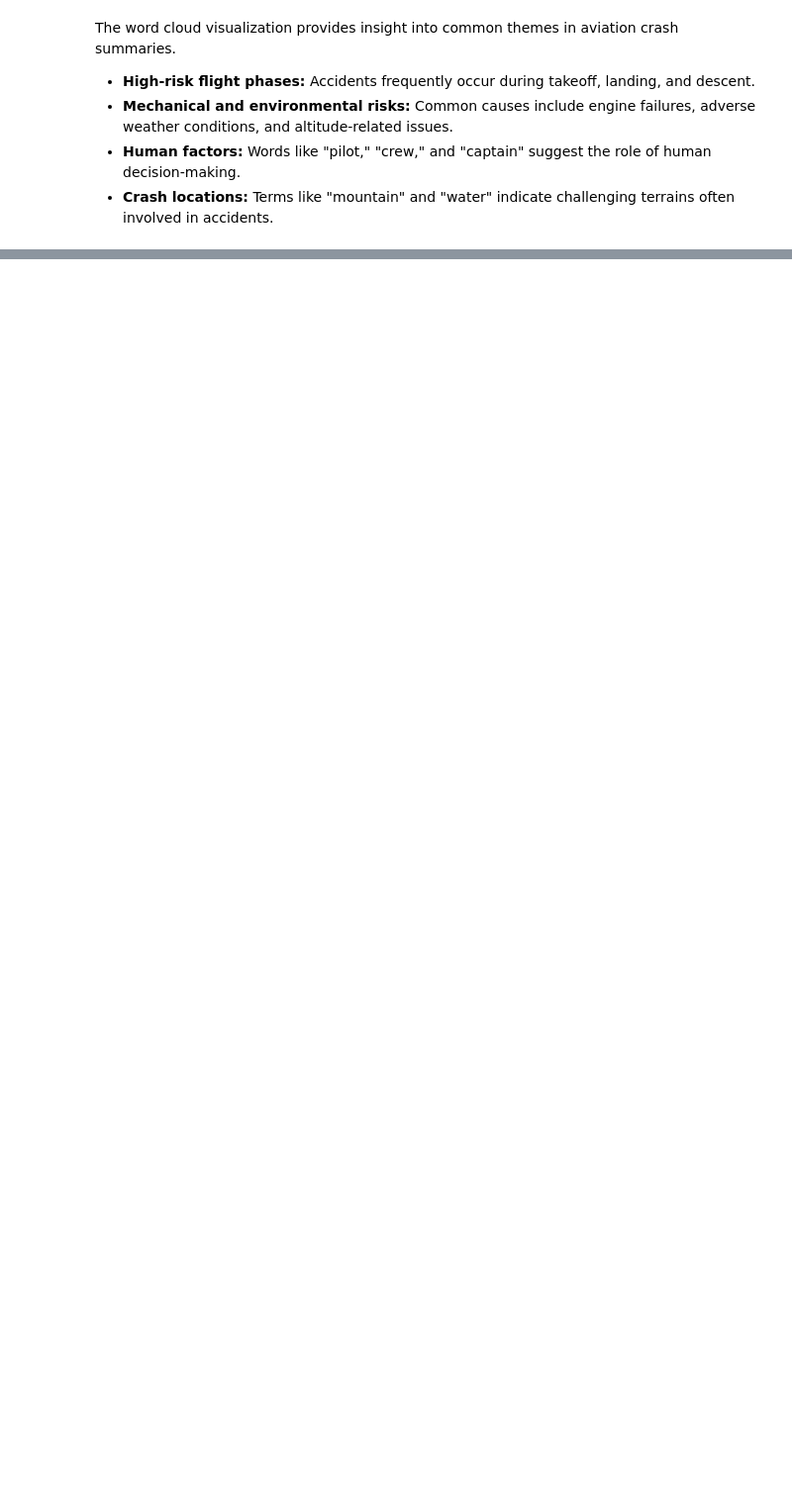
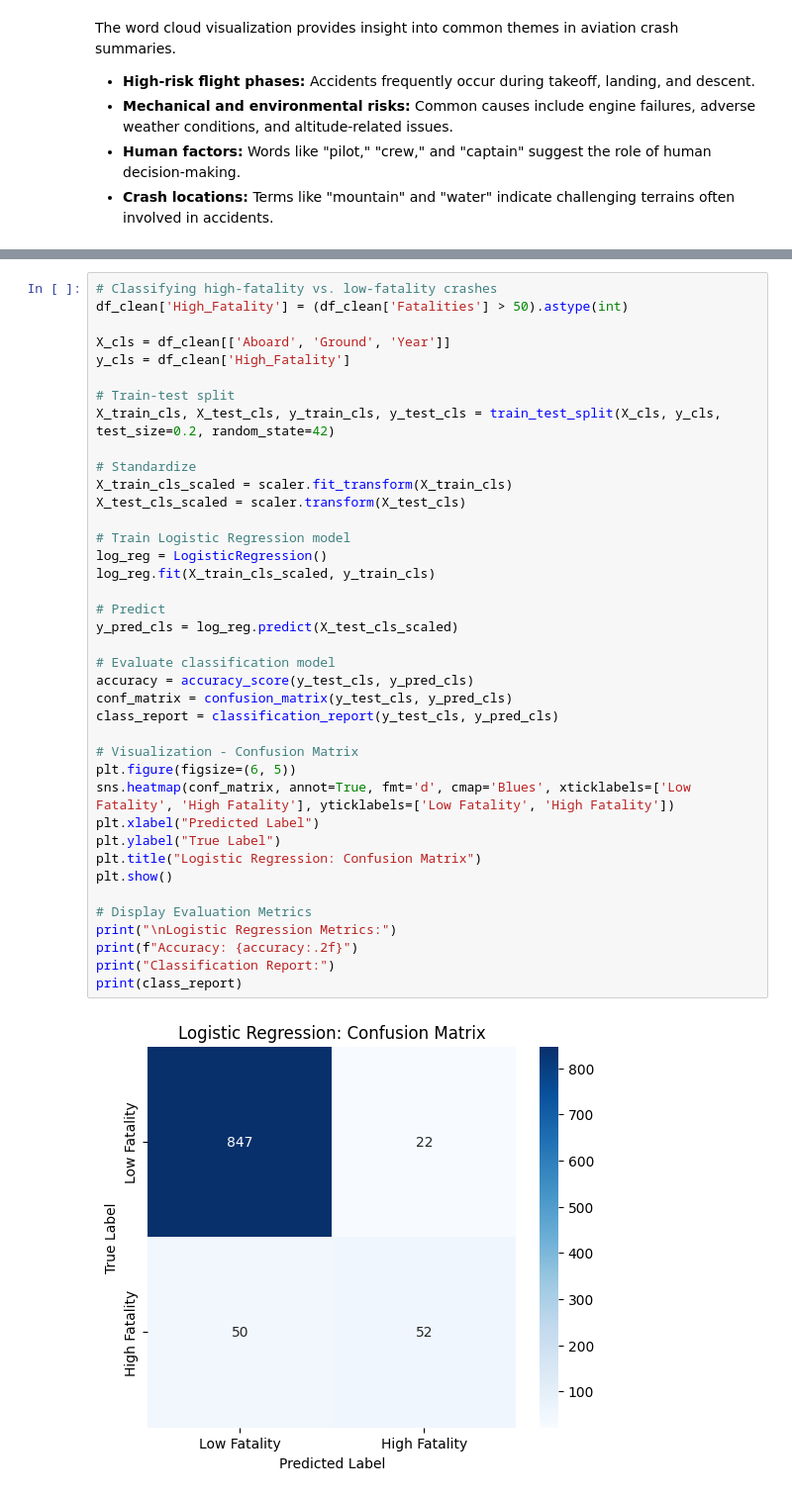
Before and after one commit to Suh716/Airplane-Crash-Data-Analysis-and-EDAs, a Jupyter notebook: airplane_crash_data_analysis.ipynb, the cells around one changed output, grey strips where cells are left out. Shown at 99% size. Cells and saved outputs as stored; diff of their text form; blank space fills up the shorter version.

Commit message:
6 added classifying algorithms

```diff
--- a/airplane_crash_data_analysis.ipynb
+++ b/airplane_crash_data_analysis.ipynb
@@ -340,0 +423,41 @@ The word cloud visualization provides insight into common themes in aviation cra
+# %%
+# Classifying high-fatality vs. low-fatality crashes
+df_clean['High_Fatality'] = (df_clean['Fatalities'] > 50).astype(int)
+
+X_cls = df_clean[['Aboard', 'Ground', 'Year']]
+y_cls = df_clean['High_Fatality']
+
+# Train-test split
+X_train_cls, X_test_cls, y_train_cls, y_test_cls = train_test_split(X_cls, y_cls, test_size=0.2, random_state=42)
+
+# Standardize
+X_train_cls_scaled = scaler.fit_transform(X_train_cls)
+X_test_cls_scaled = scaler.transform(X_test_cls)
+
+# Train Logistic Regression model
+log_reg = LogisticRegression()
+log_reg.fit(X_train_cls_scaled, y_train_cls)
+
+# Predict
+y_pred_cls = log_reg.predict(X_test_cls_scaled)
+
+# Evaluate classification model
+accuracy = accuracy_score(y_test_cls, y_pred_cls)
+conf_matrix = confusion_matrix(y_test_cls, y_pred_cls)
+class_report = classification_report(y_test_cls, y_pred_cls)
+
+# Visualization - Confusion Matrix
+plt.figure(figsize=(6, 5))
+sns.heatmap(conf_matrix, annot=True, fmt='d', cmap='Blues', xticklabels=['Low Fatality', 'High Fatality'], yticklabels=['Low Fatality', 'High Fatality'])
+plt.xlabel("Predicted Label")
+plt.ylabel("True Label")
+plt.title("Logistic Regression: Confusion Matrix")
+plt.show()
+
+# Display Evaluation Metrics
+print("\nLogistic Regression Metrics:")
+print(f"Accuracy: {accuracy:.2f}")
+print("Classification Report:")
+print(class_report)
+# %% [output]
+[figure, added]
```
Also changed, not shown: parts of 29 cells of this notebook.
